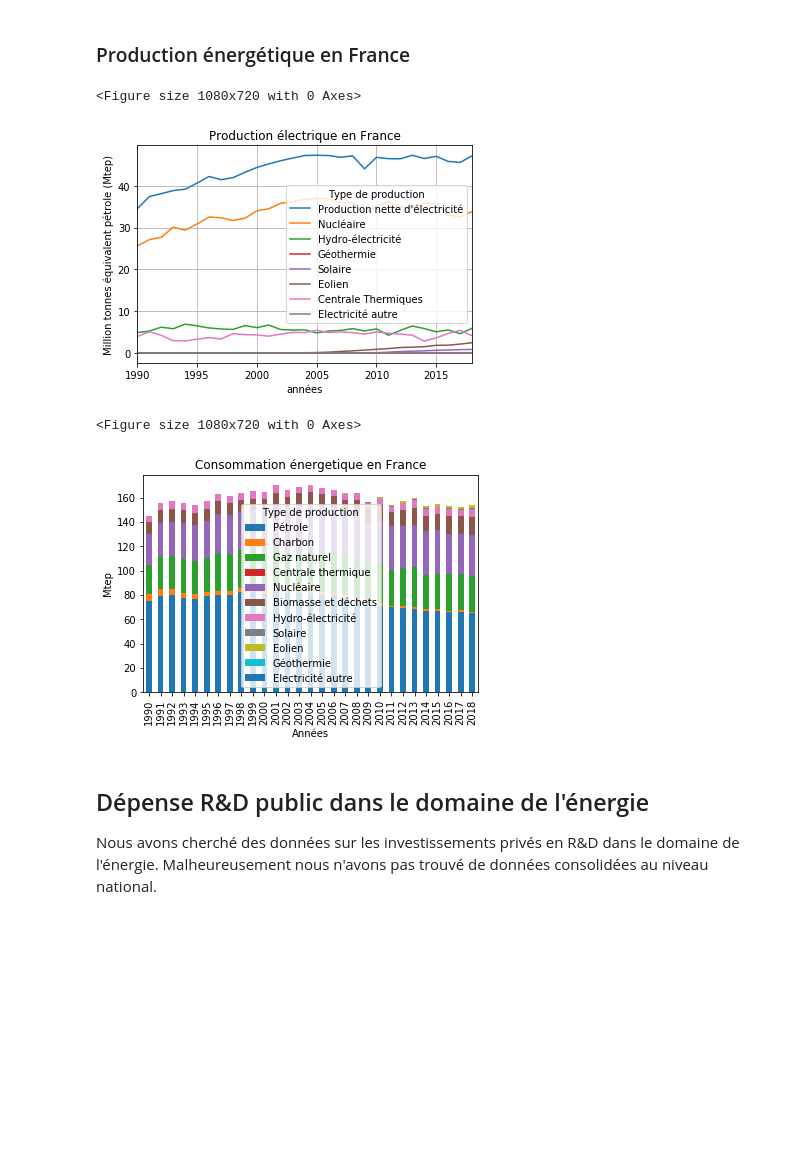
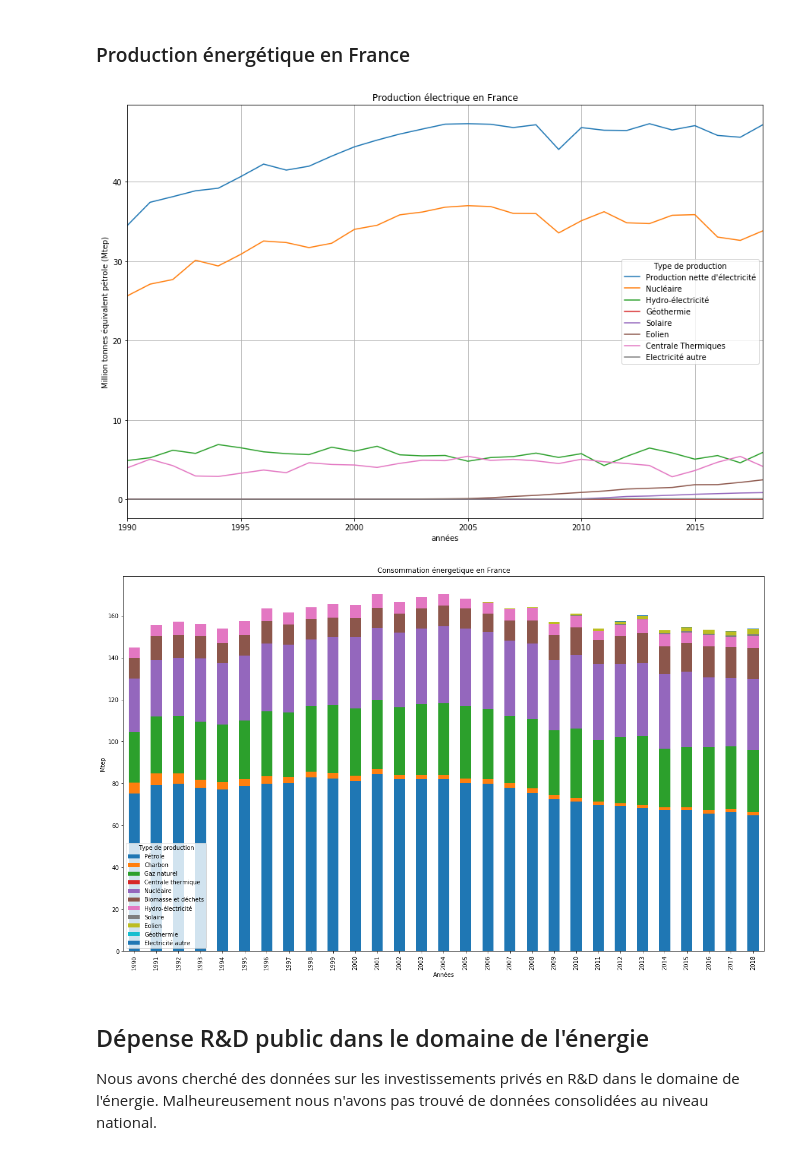
Before and after one commit to ms2020bgd/Thomas_Mensch, a Jupyter notebook: INFMDI721/hackathon/hackathon_Energie.ipynb, the cells around one changed output. Saved outputs shown, nothing was run; the diff lists cells and outputs as text; code cells hidden in the pictures; blank space fills up the shorter version.

```diff
--- a/INFMDI721/hackathon/hackathon_Energie.ipynb
+++ b/INFMDI721/hackathon/hackathon_Energie.ipynb
@@ -96,29 +103,29 @@ production_elec = production_elec.set_index("Type de production").transpose().dr
 # %%
 nommage_colonne = {"Production nette d'électricité hydraulique (y compris pompages)":"Hydro-électricité",
                    "Production nette d'électricité géothermique":"Géothermie",
                    "Production nette d'électricité solaire photovoltaïque":"Solaire",
                    "Production nette d'électricité éolienne": "Eolien",
                    "Production nette d'électricité des centrales thermiques classiques": "Centrale Thermiques",
                    "Production nette d'électricité, autres sources": "Electricité autre",
                    "Production nette d'électricité nucléaire":"Nucléaire"
                   }
 
 production_elec = production_elec.rename(columns=nommage_colonne)
 
 # display
-fig = plt.figure(figsize=(15, 10))
+#fig = plt.figure(figsize=(15, 10))
+fig, ax = plt.subplots(1, figsize=(15, 10))
 
-production_elec.plot()
+production_elec.plot(ax=ax)
 
 plt.grid()
 plt.title("Production électrique en France")
 plt.xlabel("années")
 plt.ylabel("Million tonnes équivalent pétrole (Mtep)")
 
 plt.show()
 # %% [output]
-<Figure size 1080x720 with 0 Axes>
-[figure, old version]
+[figure, new version]
 # %%
 consomation_finale = df_02[(df_02["NIVGEO"] == "Métropole") \
                            & (df_02["UNITE"] == "Mtep") \
@@ -147,8 +154,10 @@ total = total.drop(columns=["Production nette d\'électricité","Consommation fi
 select_cols = ['Pétrole', 'Charbon', 'Gaz naturel', 'Centrale thermique', 'Nucléaire',
                'Biomasse et déchets', 'Hydro-électricité', 'Solaire', 'Eolien', 'Géothermie', 'Electricité autre']
 
-fig = plt.figure(figsize=(15, 10))
-total.reindex(columns=select_cols).plot(kind='bar', stacked=True)
+#fig = plt.figure(figsize=(20, 10))
+fig, ax = plt.subplots(1, figsize=(15, 10))
+
+total.reindex(columns=select_cols).plot(kind='bar', stacked=True, ax=ax)
 
 plt.title("Consommation énergetique en France")
 plt.xlabel("Années")
@@ -156,8 +165,7 @@ plt.ylabel("Mtep")
 
 plt.show()
 # %% [output]
-<Figure size 1080x720 with 0 Axes>
-[figure, old version]
+[figure, new version]
 # %%
 renouvelable = total[["Biomasse et déchets",
                       "Hydro-électricité", "Géothermie", "Solaire", "Eolien"]]
```
Also changed, not shown: parts of 4 cells of this notebook.
